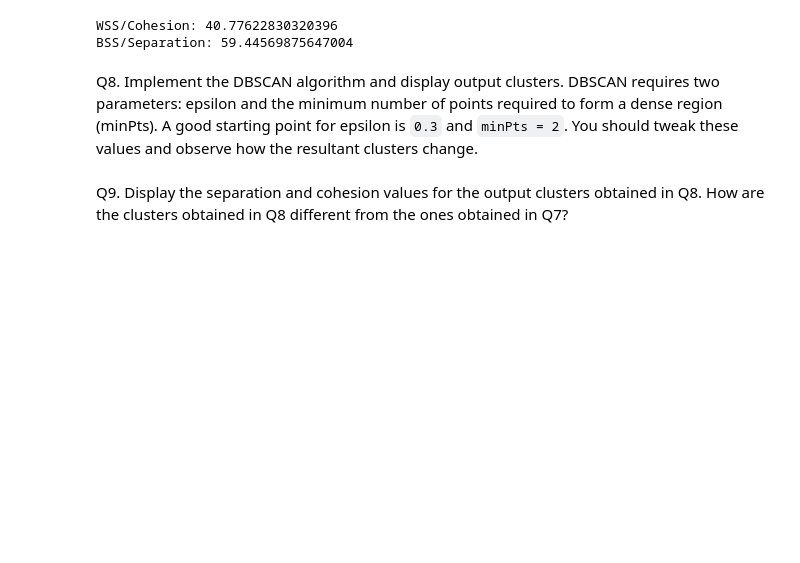
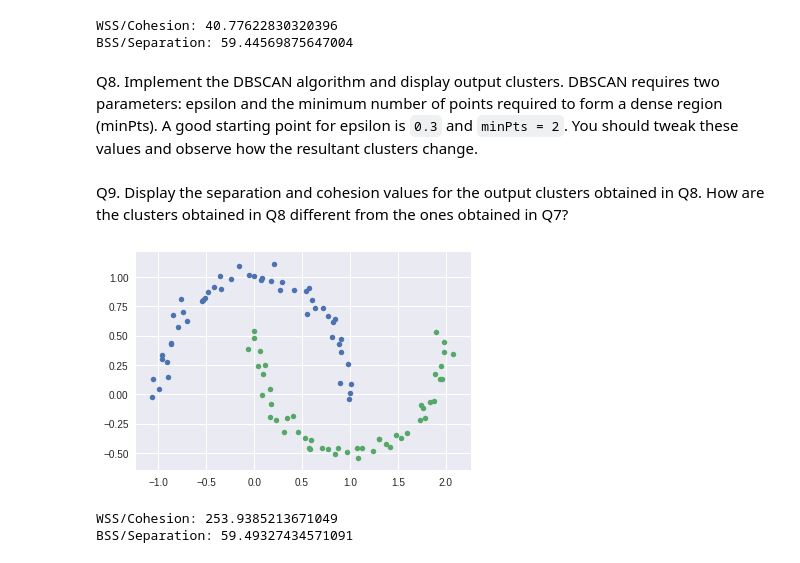
Before and after one commit to PatrickKlingler/CS363D-Assignment-2, a Jupyter notebook: Assignment2.ipynb, the cells around one changed output. Drawn from its saved outputs; the diff is of its cells as text; code cells hidden in the pictures; blank space fills up the shorter version.

```diff
--- a/Assignment2.ipynb
+++ b/Assignment2.ipynb
@@ -286,0 +346,16 @@ Q9. Display the separation and cohesion values for the output clusters obtained
+# %%
+# your code goes here
+colors = sns.color_palette()
+for i, cl in enumerate(clusters):
+    x_coord, y_coord = get_coords(cl)
+    plt.scatter(x_coord, y_coord, c=colors[i], lw=0, s=30)
+plt.show()
+# %% [output]
+[figure, added]
+# %%
+print("WSS/Cohesion: {}".format(get_WSS(mu, clusters)))
+mu_total = get_mu_center(data)
+print("BSS/Separation: {}".format(get_BSS(mu, mu_total, clusters)))
+# %% [output]
+WSS/Cohesion: 253.9385213671049
+BSS/Separation: 59.49327434571091
```
Also changed, not shown: parts of 9 cells of this notebook.
